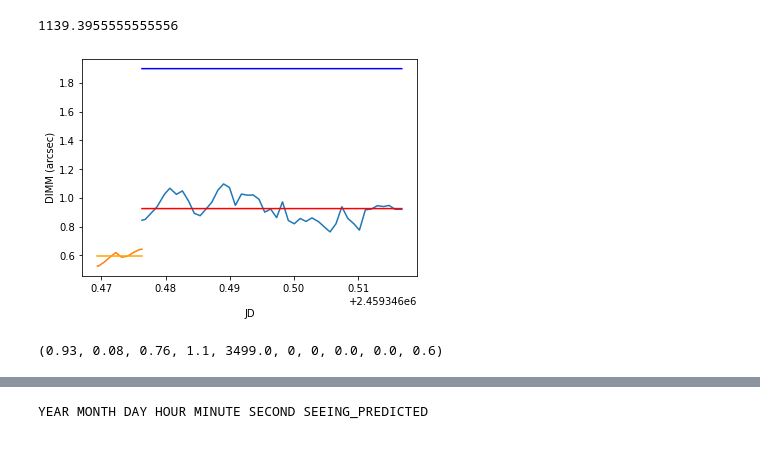
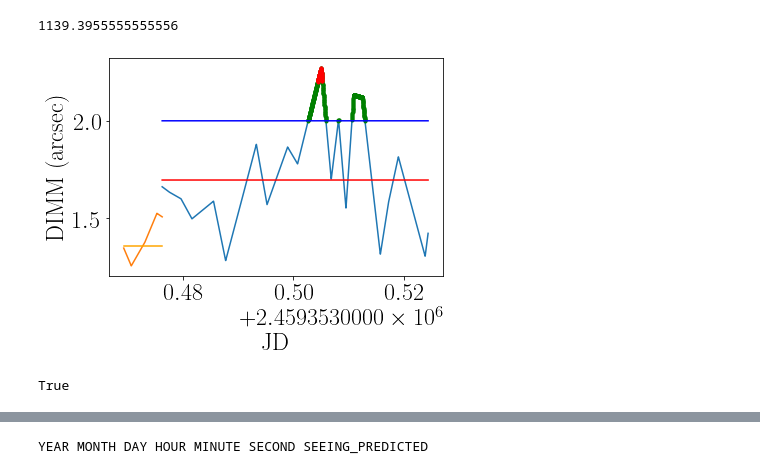
Before and after one commit to acikota/SchedulingSimulations, a Jupyter notebook: scheduling_simulation_v2.ipynb, the cells around one changed output, grey strips where cells are left out. Cells and saved outputs as stored; diff of their text form; code cells hidden in the pictures.

```diff
--- a/scheduling_simulation_v2.ipynb
+++ b/scheduling_simulation_v2.ipynb
@@ -179,10 +193,8 @@ FWHMIQ(0.83, 'XSHOOTER', 'R', 1.1)
 
 def obDIMM2IQanalysis(starttime, endtime, requirementdimm, INS, insfilter, airmass, plotbool=False):
 
-
     starttimejdt = Time(starttime, format='isot', scale='utc').to_value('jd')
     endtimejdt = Time(endtime, format='isot', scale='utc').to_value('jd')
-
 
     obseconds=np.arange(starttimejdt, endtimejdt+1/86400, 1/86400)
     dimmsec=np.interp(obseconds, dimmtjd, dimm)
@@ -190,7 +202,6 @@ def obDIMM2IQanalysis(starttime, endtime, requirementdimm, INS, insfilter, airma
     #dimmsec=AirmassFilterInsSeeing2IQ(OBIDin, starttime, INS, dimmsec)[0]
     #print (dimmsec)
     dimmsec= FWHMIQarray(dimmsec, INS, insfilter, airmass)
-
 
     #print(starttimejdt)
 
@@ -237,12 +248,37 @@ def obDIMM2IQanalysis(starttime, endtime, requirementdimm, INS, insfilter, airma
 
 
     return np.round(dimmavg,2), np.round(dimmstd,2), np.round(dimmmin,2), np.round(dimmmax,2), np.round(duration,1), np.round(aboveAreqduration,1), np.round(aboveBreqduration,1), np.round(aboveAreqduration/duration,2), np.round(aboveBreqduration/duration,2), np.round(precast10min,2)
+
+
+
+
+
+
+
+def DIMMavailable(starttime, endtime):
+
+    starttimejdt = Time(starttime, format='isot', scale='utc').to_value('jd')
+    endtimejdt = Time(endtime, format='isot', scale='utc').to_value('jd')
+
+    #print(dimmtjd[np.where(dimmtjd>endtimejdt)][-1])
+
+    lastMEAbeforestart= dimmtjd[np.where(dimmtjd<starttimejdt)][-1]
+    firstMEAbafterend= dimmtjd[np.where(dimmtjd>endtimejdt)][0]
+
+    if abs(starttimejdt-lastMEAbeforestart)<1.0/24.0 and abs(endtimejdt-firstMEAbafterend)<1.0/24.0:
+        availablability=True
+    else:
+        availablability=False
+
+    return availablability
 # %%
-obDIMM2IQanalysis('2021-05-11T23:25:53.679', '2021-05-12T00:24:12.680', 1.9 ,'XSHOOTER', 'R' ,1.482, plotbool=True)
+obDIMM2IQanalysis('2021-05-18T23:25:53.679','2021-05-19T00:35:00.680', 2.0 ,'ESPRESSO', 'FSND00' ,1.482, plotbool=True)
 ##  return round(dimmavg,2), round(dimmstd,2), round(dimmmin,2), round(dimmmax,2), round(duration,1), round(aboveAreqduration,1), round(aboveBreqduration,1), round(aboveAreqduration/duration,2), round(aboveBreqduration/duration,2), round(precast10min,2)
+
+DIMMavailable('2021-05-18T23:25:53.679', '2021-05-19T00:35:53.679')
 # %% [output]
-[figure, old version]
+[figure, new version]
-(0.93, 0.08, 0.76, 1.1, 3499.0, 0, 0, 0.0, 0.0, 0.6)
+True
 # %%
 
 global dimmtimes, dimm
```
Also changed, not shown: parts of 7 cells of this notebook, 3 other files.
